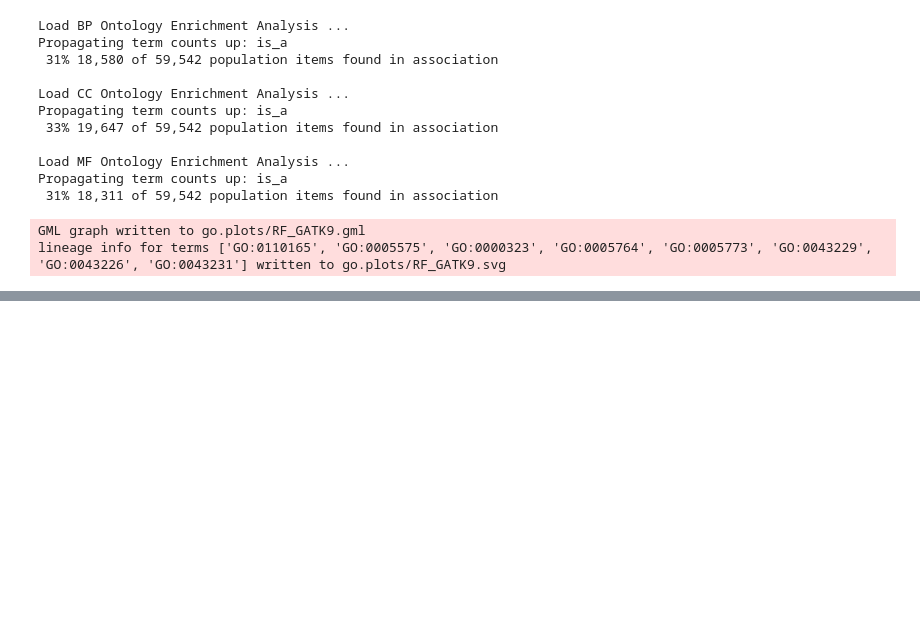
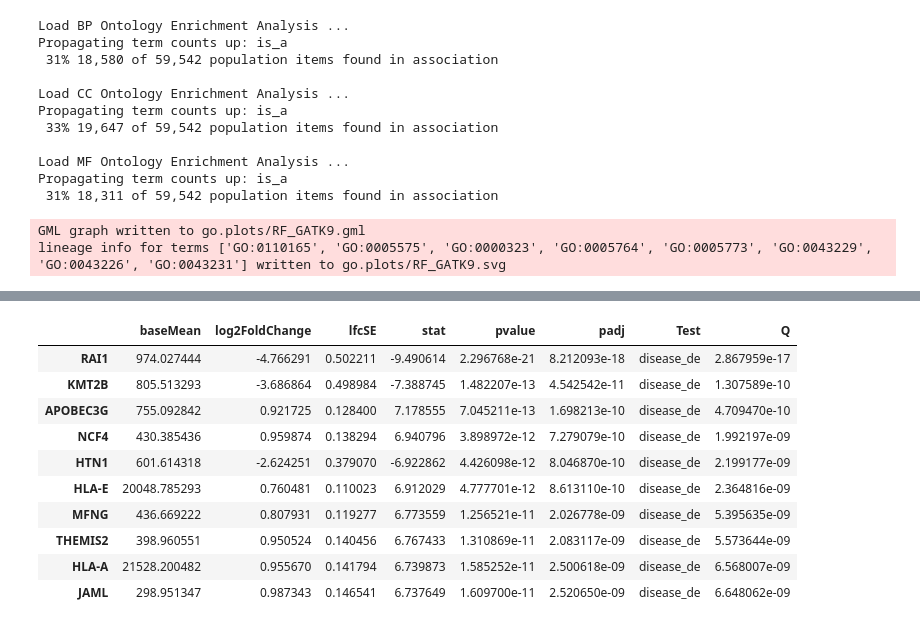
Before and after one commit to pranzatelli/AB_RNAseq, a Jupyter notebook: AB.ipynb, the cells around one changed output, grey strips where cells are left out. Saved outputs shown, nothing was run; the diff lists cells and outputs as text; code cells hidden in the pictures; blank space fills up the shorter version.

```diff
--- a/AB.ipynb
+++ b/AB.ipynb
@@ -344,0 +414,14 @@ lineage info for terms ['GO:0110165', 'GO:0005575', 'GO:0000323', 'GO:0005764',
+# %%
+DE[(DE['Test'] == 'disease_de') & (DE['padj'] < 0.05) & (DE['log2FoldChange'] < 1)][:10]
+# %% [output]
+|  | baseMean | log2FoldChange | lfcSE | stat | pvalue | padj | Test | Q |
+| RAI1 | 974.027444 | -4.766291 | 0.502211 | -9.490614 | 2.296768e-21 | 8.212093e-18 | disease_de | 2.867959e-17 |
+| KMT2B | 805.513293 | -3.686864 | 0.498984 | -7.388745 | 1.482207e-13 | 4.542542e-11 | disease_de | 1.307589e-10 |
+| APOBEC3G | 755.092842 | 0.921725 | 0.128400 | 7.178555 | 7.045211e-13 | 1.698213e-10 | disease_de | 4.709470e-10 |
+| NCF4 | 430.385436 | 0.959874 | 0.138294 | 6.940796 | 3.898972e-12 | 7.279079e-10 | disease_de | 1.992197e-09 |
+| HTN1 | 601.614318 | -2.624251 | 0.379070 | -6.922862 | 4.426098e-12 | 8.046870e-10 | disease_de | 2.199177e-09 |
+| HLA-E | 20048.785293 | 0.760481 | 0.110023 | 6.912029 | 4.777701e-12 | 8.613110e-10 | disease_de | 2.364816e-09 |
+| MFNG | 436.669222 | 0.807931 | 0.119277 | 6.773559 | 1.256521e-11 | 2.026778e-09 | disease_de | 5.395635e-09 |
+| THEMIS2 | 398.960551 | 0.950524 | 0.140456 | 6.767433 | 1.310869e-11 | 2.083117e-09 | disease_de | 5.573644e-09 |
+| HLA-A | 21528.200482 | 0.955670 | 0.141794 | 6.739873 | 1.585252e-11 | 2.500618e-09 | disease_de | 6.568007e-09 |
+| JAML | 298.951347 | 0.987343 | 0.146541 | 6.737649 | 1.609700e-11 | 2.520650e-09 | disease_de | 6.648062e-09 |
```
Also changed, not shown: parts of 8 cells of this notebook.
